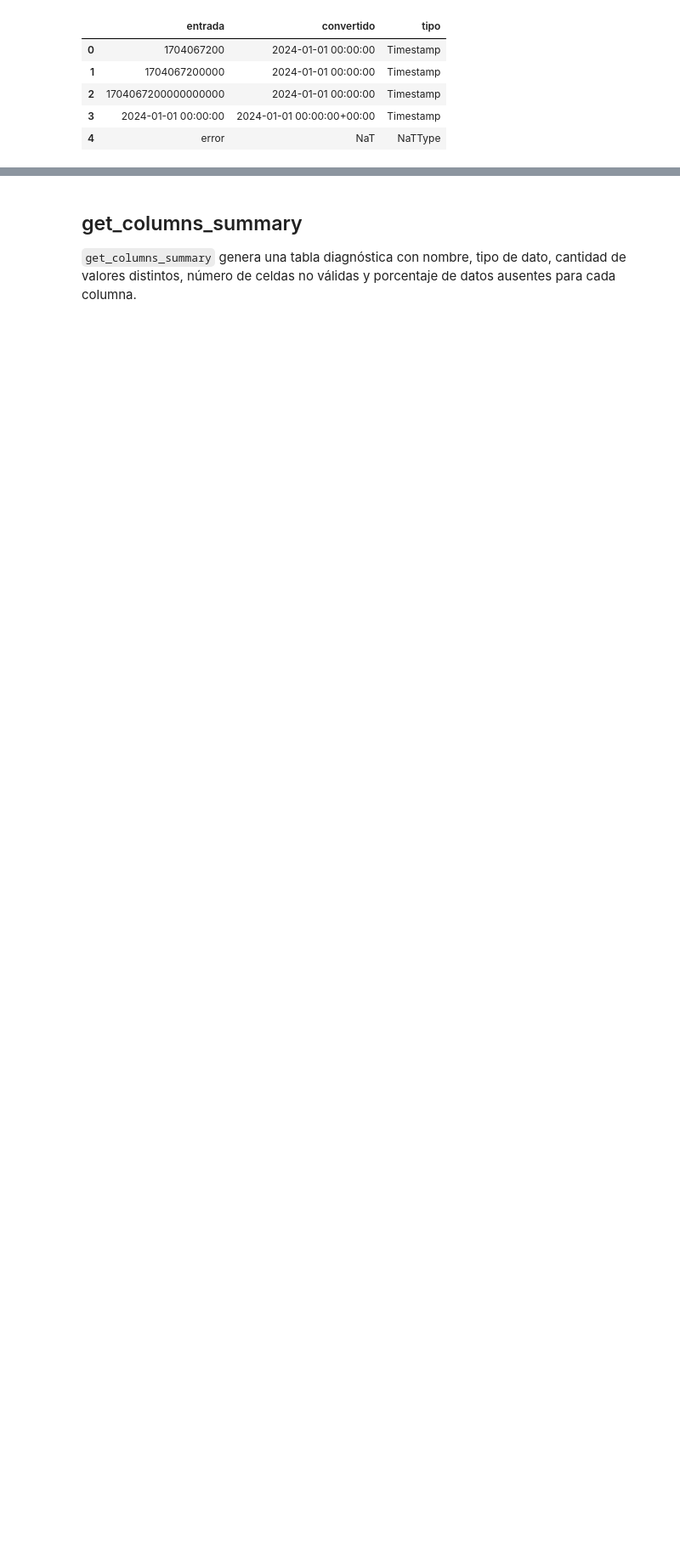
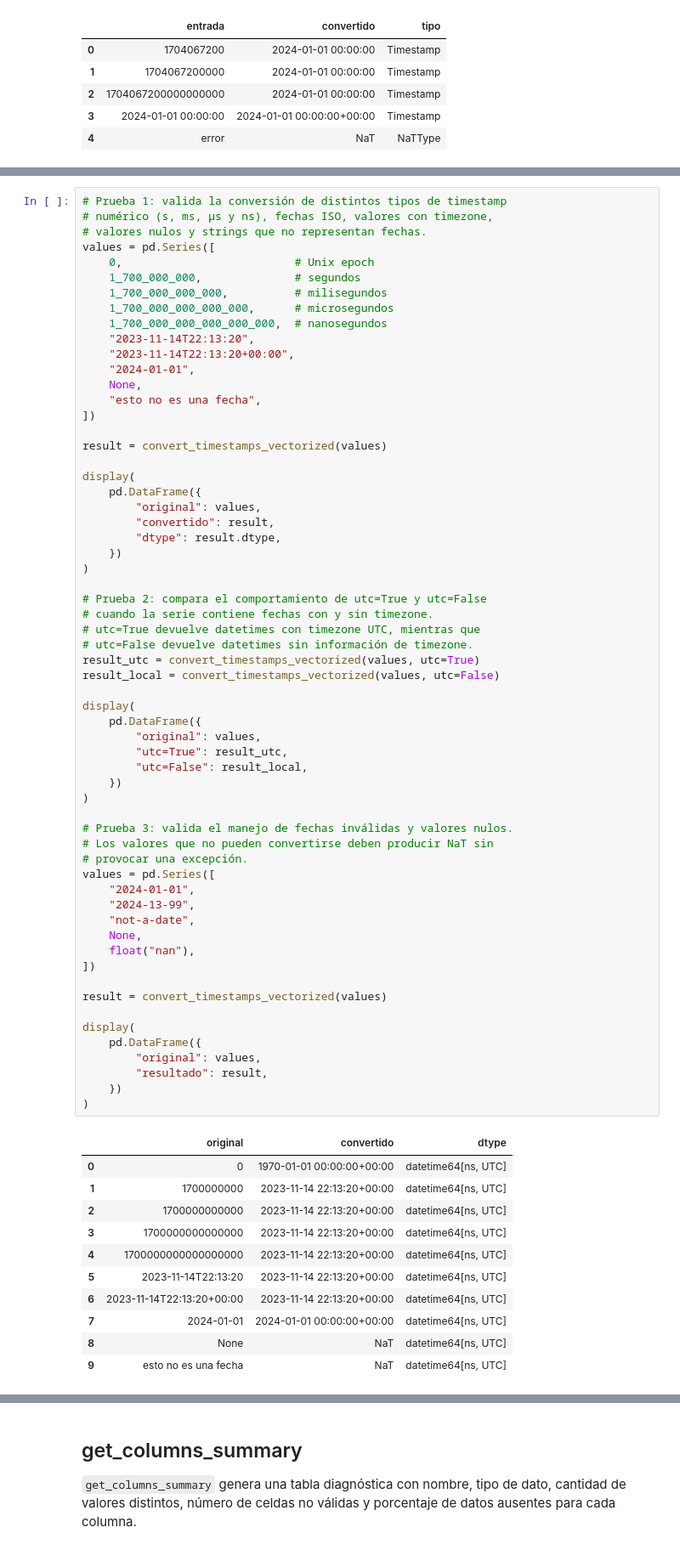
Before and after one commit to juanjosggarcia/ds-utils, a Jupyter notebook: notebook_samples/preprocessing/preprocessing_others_utilities_demo.ipynb, the cells around one changed output, grey strips where cells are left out. Shown at 85% size. Drawn from its saved outputs; the diff is of its cells as text; blank space fills up the shorter version.

```diff
--- a/notebook_samples/preprocessing/preprocessing_others_utilities_demo.ipynb
+++ b/notebook_samples/preprocessing/preprocessing_others_utilities_demo.ipynb
@@ -137,0 +143,73 @@ display(df_conversions)
+# %%
+# Prueba 1: valida la conversión de distintos tipos de timestamp
+# numérico (s, ms, µs y ns), fechas ISO, valores con timezone,
+# valores nulos y strings que no representan fechas.
+values = pd.Series([
+    0,                          # Unix epoch
+    1_700_000_000,              # segundos
+    1_700_000_000_000,          # milisegundos
+    1_700_000_000_000_000,      # microsegundos
+    1_700_000_000_000_000_000,  # nanosegundos
+    "2023-11-14T22:13:20",
+    "2023-11-14T22:13:20+00:00",
+    "2024-01-01",
+    None,
+    "esto no es una fecha",
+])
+
+result = convert_timestamps_vectorized(values)
+
+display(
+    pd.DataFrame({
+        "original": values,
+        "convertido": result,
+        "dtype": result.dtype,
+    })
+)
+
+# Prueba 2: compara el comportamiento de utc=True y utc=False
+# cuando la serie contiene fechas con y sin timezone.
+# utc=True devuelve datetimes con timezone UTC, mientras que
+# utc=False devuelve datetimes sin información de timezone.
+result_utc = convert_timestamps_vectorized(values, utc=True)
+result_local = convert_timestamps_vectorized(values, utc=False)
+
+display(
+    pd.DataFrame({
+        "original": values,
+        "utc=True": result_utc,
+        "utc=False": result_local,
+    })
+)
+
+# Prueba 3: valida el manejo de fechas inválidas y valores nulos.
+# Los valores que no pueden convertirse deben producir NaT sin
+# provocar una excepción.
+values = pd.Series([
+    "2024-01-01",
+    "2024-13-99",
+    "not-a-date",
+    None,
+    float("nan"),
+])
+
+result = convert_timestamps_vectorized(values)
+
+display(
+    pd.DataFrame({
+        "original": values,
+        "resultado": result,
+    })
+)
+# %% [output]
+|  | original | convertido | dtype |
+| 0 | 0 | 1970-01-01 00:00:00+00:00 | datetime64[ns, UTC] |
+| 1 | 1700000000 | 2023-11-14 22:13:20+00:00 | datetime64[ns, UTC] |
+| 2 | 1700000000000 | 2023-11-14 22:13:20+00:00 | datetime64[ns, UTC] |
+| 3 | 1700000000000000 | 2023-11-14 22:13:20+00:00 | datetime64[ns, UTC] |
+| 4 | 1700000000000000000 | 2023-11-14 22:13:20+00:00 | datetime64[ns, UTC] |
+| 5 | 2023-11-14T22:13:20 | 2023-11-14 22:13:20+00:00 | datetime64[ns, UTC] |
+| 6 | 2023-11-14T22:13:20+00:00 | 2023-11-14 22:13:20+00:00 | datetime64[ns, UTC] |
+| 7 | 2024-01-01 | 2024-01-01 00:00:00+00:00 | datetime64[ns, UTC] |
+| 8 | None | NaT | datetime64[ns, UTC] |
+| 9 | esto no es una fecha | NaT | datetime64[ns, UTC] |
```
Also changed, not shown: parts of 3 cells of this notebook, 13 other files.
